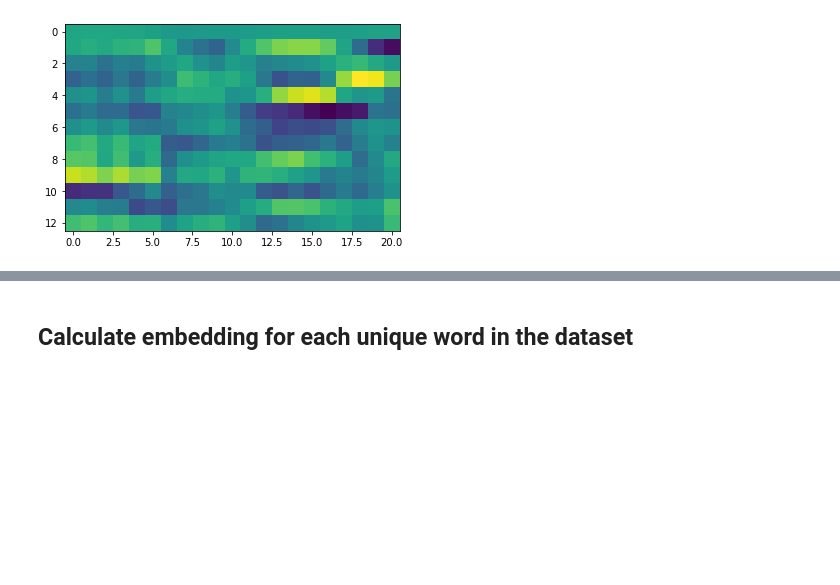
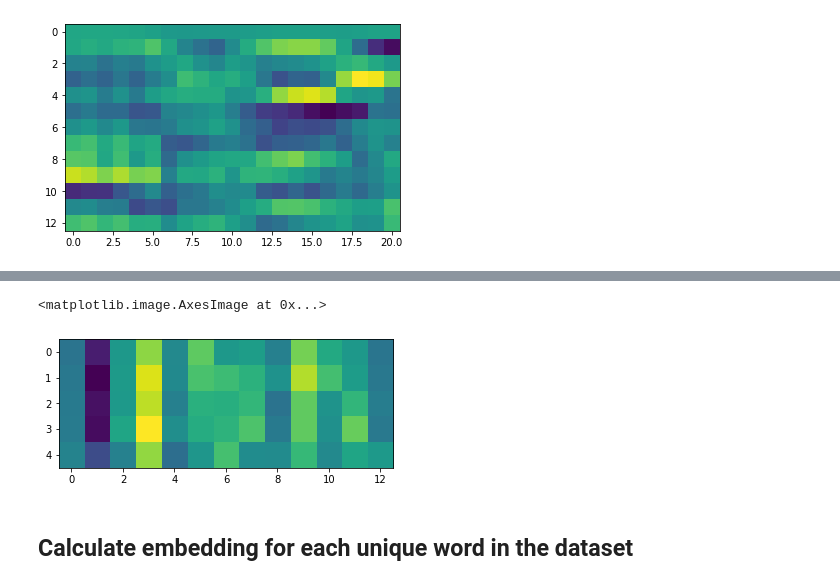
Before and after one commit to earthspecies/audio-embeddings, a Jupyter notebook: 02_basic_model_with_teacher_forcing_balancing_epochs.ipynb, the cells around one changed output, grey strips where cells are left out. Drawn from its saved outputs; the diff is of its cells as text; code cells hidden in the pictures; blank space fills up the shorter version.

```diff
--- a/02_basic_model_with_teacher_forcing_balancing_epochs.ipynb
+++ b/02_basic_model_with_teacher_forcing_balancing_epochs.ipynb
@@ -135,0 +167,3 @@ dls = DataLoaders(train_dl, valid_dl)
+# %%
+for batch in dls.train:
+    break
@@ -345,3 +334,8 @@ learn.fit(40, cbs=SaveModelCallback(fname='1e-3_SGD', every_epoch=True), lr=1e-3
+# %%
+plt.imshow(batch[1][0][:5, :].detach().cpu())
+# %% [output]
+<matplotlib.image.AxesImage at 0x...>
+[figure, added]
 # %% [markdown]
 ## Calculate embedding for each unique word in the dataset
 # %%
```
Also changed, not shown: parts of 43 cells of this notebook.
